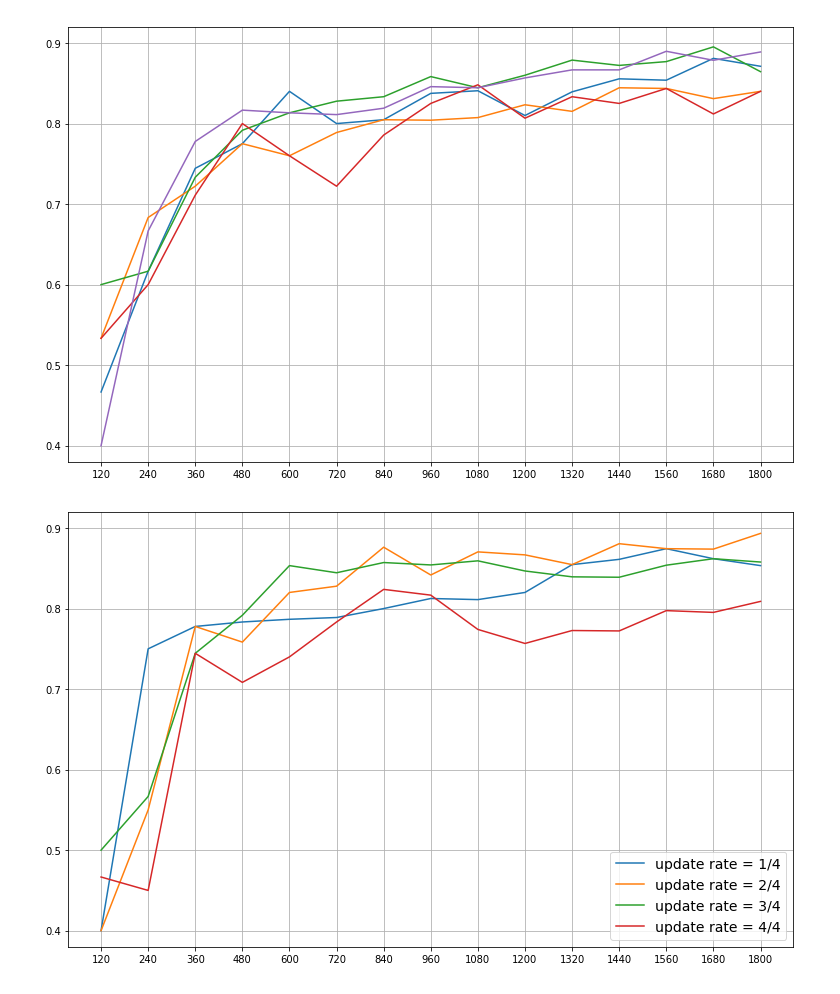
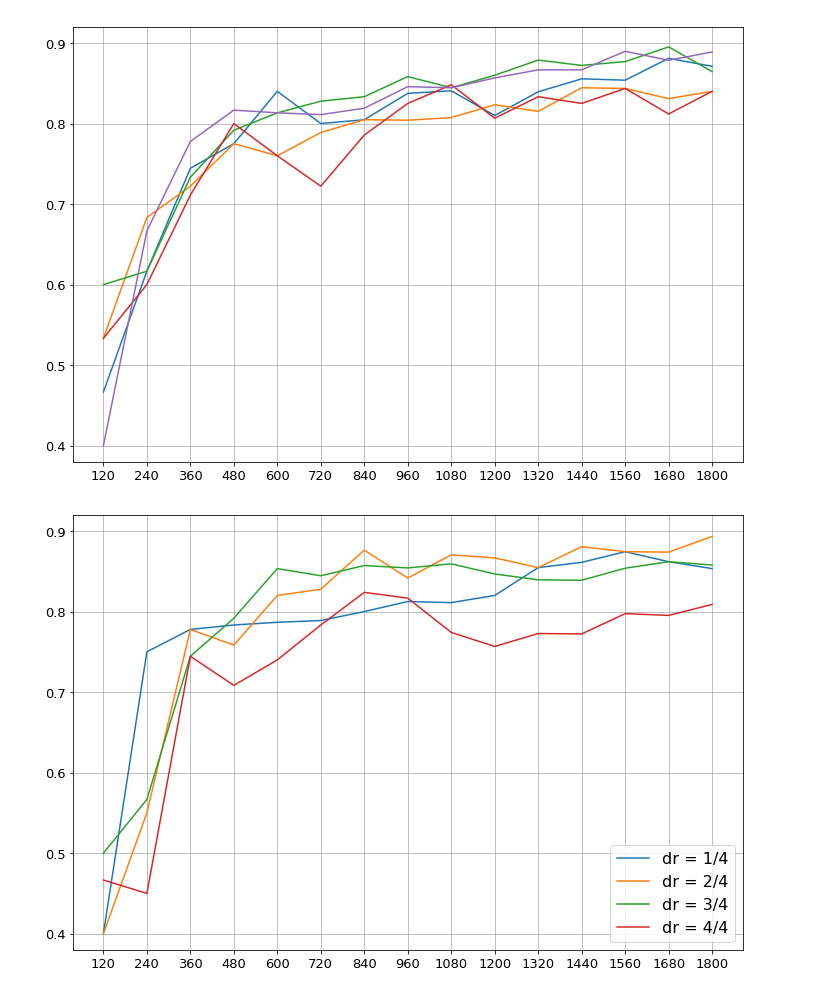
Before and after one commit to takitaki7474/m2-research-prototype, a Jupyter notebook: notebook/eval/eval5.ipynb, the cells around one changed output. Cells and saved outputs as stored; diff of their text form; code cells hidden in the pictures.

Commit message:
Update figure

```diff
--- a/notebook/eval/eval5.ipynb
+++ b/notebook/eval/eval5.ipynb
@@ -35,34 +35,36 @@ for eval_v in eval_list:
 # %%
 # 従来方法の精度推移の可視化
 xlist = list(range(1,16))
 ylists = conventional_accs
 
-fig2 = plt.figure(figsize=(13,8))
+fig2 = plt.figure(figsize=(12,8))
 plt.ylim(0.38, 0.92)
-plt.xticks(xlist, list(range(120, 120*15+1, 120)))
+plt.xticks(xlist, list(range(120, 120*15+1, 120)), fontsize=13)
+plt.yticks(fontsize=13)
 plt.plot(xlist, ylists[0][:15], color="tab:blue")
 plt.plot(xlist, ylists[1][:15], color="tab:orange")
 plt.plot(xlist, ylists[2][:15], color="tab:green")
 plt.plot(xlist, ylists[3][:15], color="tab:red")
 plt.plot(xlist, ylists[4][:15], color="tab:purple")
 plt.grid(True)
 
 # 提案方法の精度推移の可視化
 xlist = list(range(1,16))
 ylists = proposal_accs
 
-fig1 = plt.figure(figsize=(13,8))
+fig1 = plt.figure(figsize=(12,8))
 plt.ylim(0.38, 0.92)
-plt.xticks(xlist, list(range(120, 120*15+1, 120)))
-plt.plot(xlist, ylists[0][:15], color="tab:blue", label="update rate = 1/4") # 1/4update, queryN=10
-plt.plot(xlist, ylists[1][:15], color="tab:orange", label="update rate = 2/4") # 1/4update, queryN=10
-plt.plot(xlist, ylists[2][:15], color="tab:green", label="update rate = 3/4") # 3/4update, queryN=10
-plt.plot(xlist, ylists[3][:15], color="tab:red", label="update rate = 4/4") # 4/4update, queryN=10
-plt.legend(loc="lower right", fontsize=14)
+plt.xticks(xlist, list(range(120, 120*15+1, 120)), fontsize=13)
+plt.yticks(fontsize=13)
+plt.plot(xlist, ylists[0][:15], color="tab:blue", label="dr = 1/4") # 1/4update, queryN=10
+plt.plot(xlist, ylists[1][:15], color="tab:orange", label="dr = 2/4") # 1/4update, queryN=10
+plt.plot(xlist, ylists[2][:15], color="tab:green", label="dr = 3/4") # 3/4update, queryN=10
+plt.plot(xlist, ylists[3][:15], color="tab:red", label="dr = 4/4") # 4/4update, queryN=10
+plt.legend(loc="lower right", fontsize=16)
 plt.grid(True)
 # %% [output]
-[figure, old version]
+[figure, new version]
-[figure, old version]
+[figure, new version]
 # %%
 # 提案方法の収束速度の読み込み
 eval_list = ["eval40", "eval29", "eval39", "eval28"]
```
Also changed, not shown: parts of 1 cell of this notebook.
